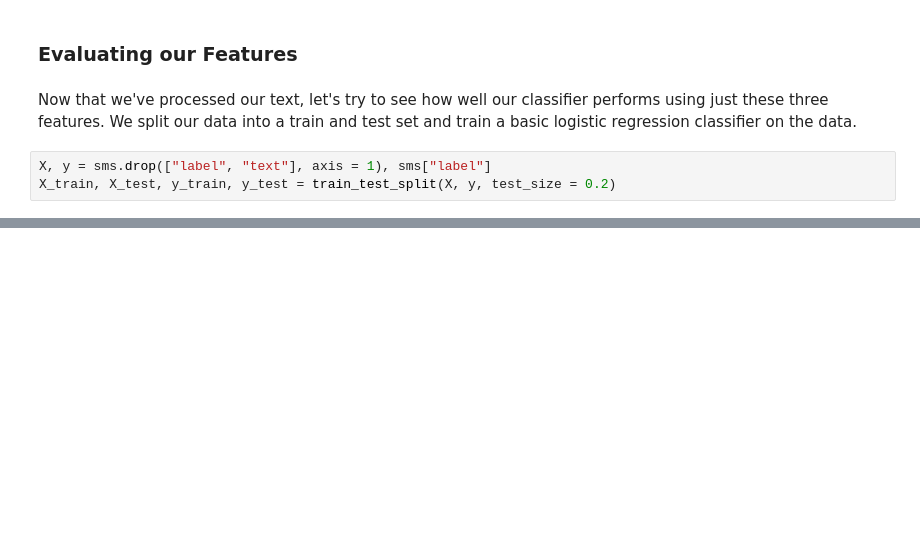
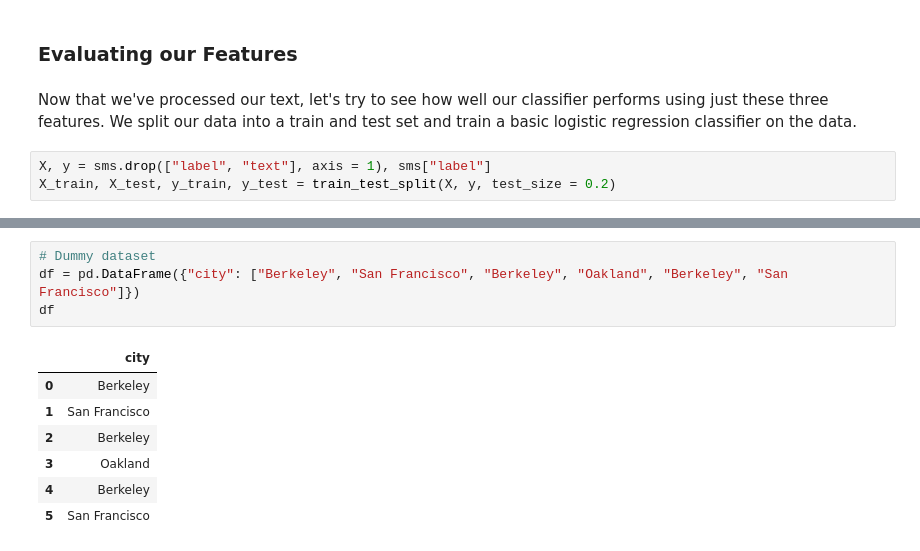
Before and after one commit to khsu2000/nants, a Jupyter notebook: Assignments/Preprocessing Text Fields/Preprocessing Text Fields Sols.ipynb, the cells around one changed output, grey strips where cells are left out. Cells and saved outputs as stored; diff of their text form; blank space fills up the shorter version.

```diff
--- a/Assignments/Preprocessing Text Fields/Preprocessing Text Fields Sols.ipynb
+++ b/Assignments/Preprocessing Text Fields/Preprocessing Text Fields Sols.ipynb
@@ -221,0 +232,12 @@ As for some additional practice, one aspect of regex that this assignment did no
+# %%
+# Dummy dataset
+df = pd.DataFrame({"city": ["Berkeley", "San Francisco", "Berkeley", "Oakland", "Berkeley", "San Francisco"]})
+df
+# %% [output]
+|  | city |
+| 0 | Berkeley |
+| 1 | San Francisco |
+| 2 | Berkeley |
+| 3 | Oakland |
+| 4 | Berkeley |
+| 5 | San Francisco |
```
Also changed, not shown: parts of 15 cells of this notebook, 1 other file.
